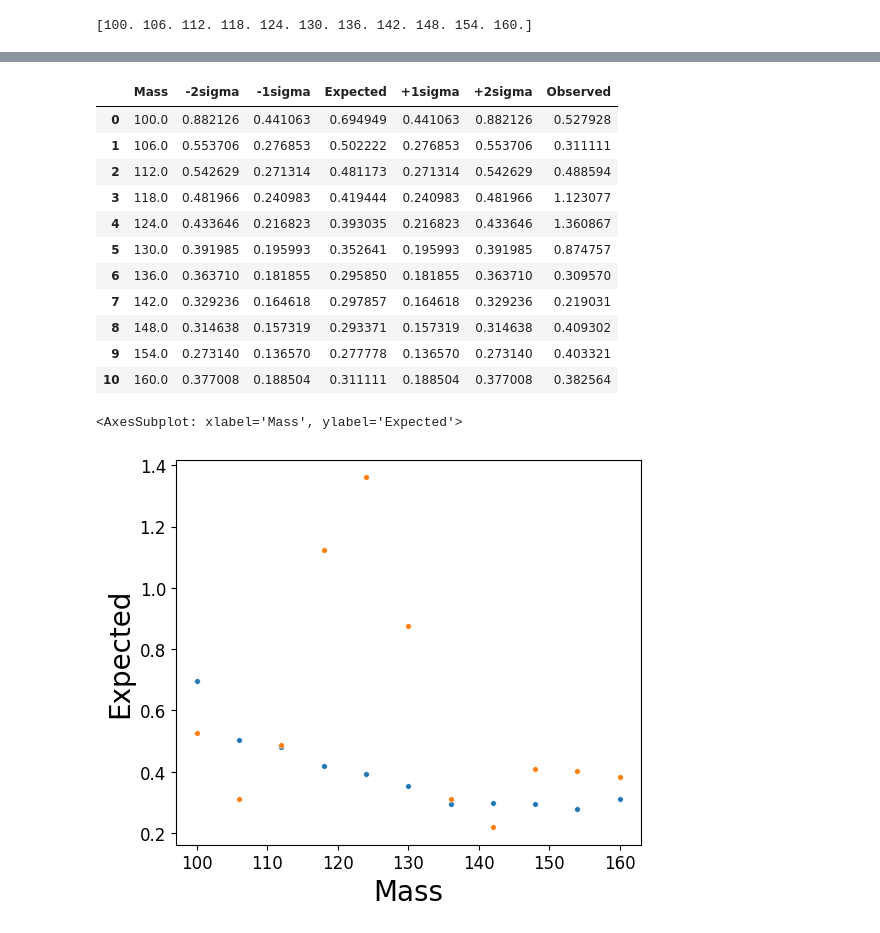
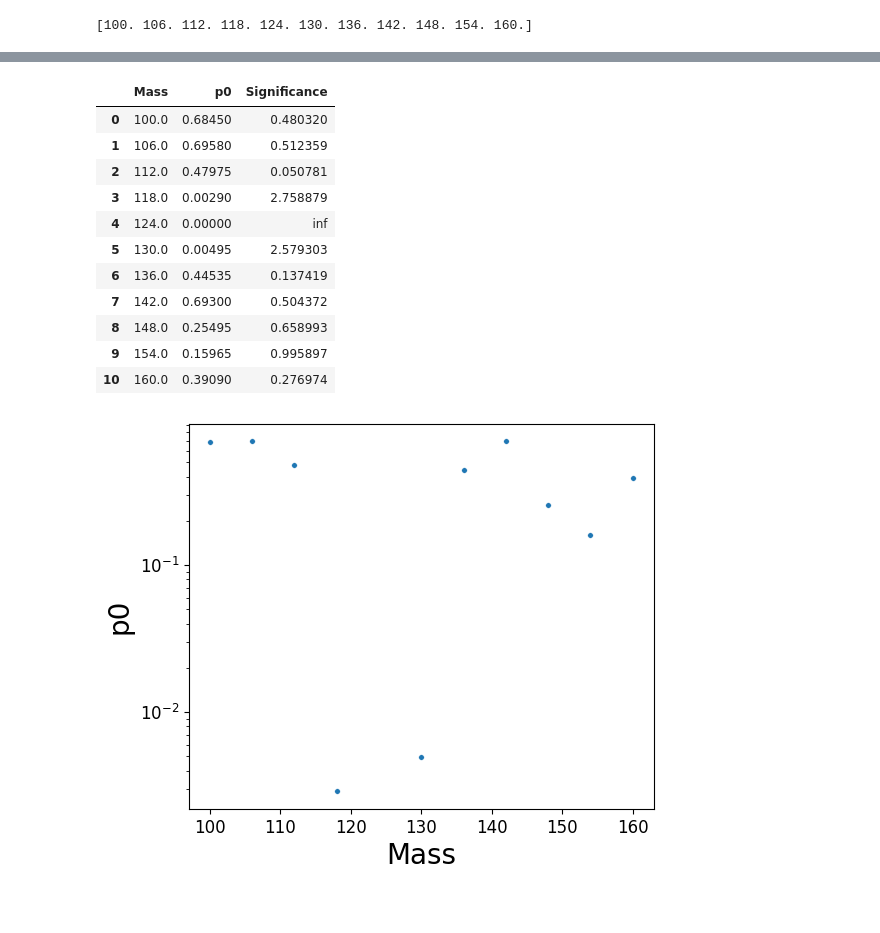
Before and after one commit to asegura4488/StatsHEP, a Jupyter notebook: MultiChannel/LEP/Significance.ipynb, the cells around one changed output, grey strips where cells are left out. Saved outputs shown, nothing was run; the diff lists cells and outputs as text; code cells hidden in the pictures.

```diff
--- a/MultiChannel/LEP/Significance.ipynb
+++ b/MultiChannel/LEP/Significance.ipynb
@@ -102,7 +102,7 @@ def Sampler(mu, Ntoys = int(1e3)):
 
     return q0
 # %%
-data = Data[2]
+data = Data[4]
 labels = list(data.keys())
 #n = np.array(data[labels[0]])
 b = np.array(data[labels[1]])
@@ -211,7 +206,7 @@ def GetCls_parallel(mu, Expected=False, num_processors=None):
     return p_value
 # %%
 # Estructura de datos para guardar
-MatrizDatos = np.zeros((Mass.shape[0],7))
+MatrizDatos = np.zeros((Mass.shape[0],3))
 MatrizDatos[:,0] = Mass
 MatrizDatos
 # %% [output]
@@ -236,27 +231,17 @@ for i, data in enumerate(Data):
     n = np.array(data[labels[0]])
     b = np.array(data[labels[1]])
     s = np.array(data[labels[2]])
+   # n = s+b # Para la significancia
     N = n.shape[0]
 
-    # SetPOI scan
-    mu = np.linspace(0.1,2,10)
-    Op_value = GetCls_parallel(mu,Expected=False,num_processors=4)
-    Ep_value = GetCls_parallel(mu,Expected=True,num_processors=4)
+    Qobs = GetObsJointLnQ(GetLnQ,1.0,Expected = False)
+    q0 = Sampler(1.)
 
-    ExpectedLimit = GetUpperLimit(mu,Ep_value)
-    ObservedLimit = GetUpperLimit(mu,Op_value)
-
-    # For Errors
-    Qe = GetObsJointLnQ(GetLnQ,ExpectedLimit,True)
-    sigma = ExpectedLimit / np.sqrt(Qe)
+    p0 = GetPValue(q0,Qobs,Null = True)
+    Significance = np.abs(norm.ppf(p0))
 
 
-    MatrizDatos[i,1] =  2*sigma
-    MatrizDatos[i,2] =  1*sigma
-    MatrizDatos[i,3] = ExpectedLimit
-    MatrizDatos[i,4] = 1*sigma
-    MatrizDatos[i,5] = 2*sigma
-    # Observed Limit
-    MatrizDatos[i,6] = ObservedLimit
+    MatrizDatos[i,1] = p0
+    MatrizDatos[i,2] = Significance
 # %% [output]
 --- Estimating Limits for --- 100.0
@@ -273,18 +249,18 @@ for i, data in enumerate(Data):
 # %%
 DataFinal = pd.DataFrame(MatrizDatos)
-DataFinal.columns = ['Mass','-2sigma','-1sigma','Expected','+1sigma','+2sigma','Observed']
+DataFinal.columns = ['Mass','p0','Significance']
 DataFinal
 # %% [output]
-|  | Mass | -2sigma | -1sigma | Expected | +1sigma | +2sigma | Observed |
-| 0 | 100.0 | 0.882126 | 0.441063 | 0.694949 | 0.441063 | 0.882126 | 0.527928 |
-| 1 | 106.0 | 0.553706 | 0.276853 | 0.502222 | 0.276853 | 0.553706 | 0.311111 |
-| 2 | 112.0 | 0.542629 | 0.271314 | 0.481173 | 0.271314 | 0.542629 | 0.488594 |
-| 3 | 118.0 | 0.481966 | 0.240983 | 0.419444 | 0.240983 | 0.481966 | 1.123077 |
-| 4 | 124.0 | 0.433646 | 0.216823 | 0.393035 | 0.216823 | 0.433646 | 1.360867 |
-| 5 | 130.0 | 0.391985 | 0.195993 | 0.352641 | 0.195993 | 0.391985 | 0.874757 |
-| 6 | 136.0 | 0.363710 | 0.181855 | 0.295850 | 0.181855 | 0.363710 | 0.309570 |
-| 7 | 142.0 | 0.329236 | 0.164618 | 0.297857 | 0.164618 | 0.329236 | 0.219031 |
-| 8 | 148.0 | 0.314638 | 0.157319 | 0.293371 | 0.157319 | 0.314638 | 0.409302 |
-| 9 | 154.0 | 0.273140 | 0.136570 | 0.277778 | 0.136570 | 0.273140 | 0.403321 |
-| 10 | 160.0 | 0.377008 | 0.188504 | 0.311111 | 0.188504 | 0.377008 | 0.382564 |
+|  | Mass | p0 | Significance |
+| 0 | 100.0 | 0.68450 | 0.480320 |
+| 1 | 106.0 | 0.69580 | 0.512359 |
+| 2 | 112.0 | 0.47975 | 0.050781 |
+| 3 | 118.0 | 0.00290 | 2.758879 |
+| 4 | 124.0 | 0.00000 | inf |
+| 5 | 130.0 | 0.00495 | 2.579303 |
+| 6 | 136.0 | 0.44535 | 0.137419 |
+| 7 | 142.0 | 0.69300 | 0.504372 |
+| 8 | 148.0 | 0.25495 | 0.658993 |
+| 9 | 154.0 | 0.15965 | 0.995897 |
+| 10 | 160.0 | 0.39090 | 0.276974 |
 # %%
@@ -292,7 +268,6 @@ DataFinal.to_csv('UpperLimitMassScan.csv',index=False)
 # %%
 import seaborn as sns
-sns.scatterplot(x='Mass',y='Expected',data = DataFinal)
-sns.scatterplot(x='Mass',y='Observed',data = DataFinal)
+sns.scatterplot(x='Mass',y='p0',data = DataFinal)
+plt.yscale('log')
 # %% [output]
-<AxesSubplot: xlabel='Mass', ylabel='Expected'>
-[figure, old version]
+[figure, new version]
```
Also changed, not shown: parts of 16 cells of this notebook, 1 other file.
